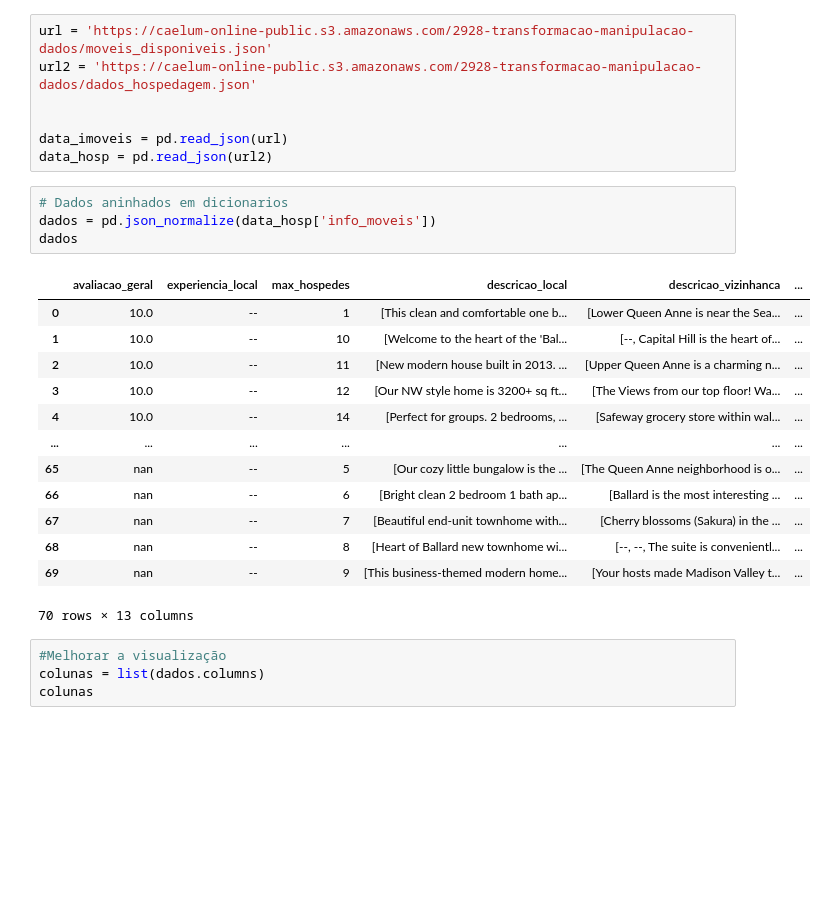
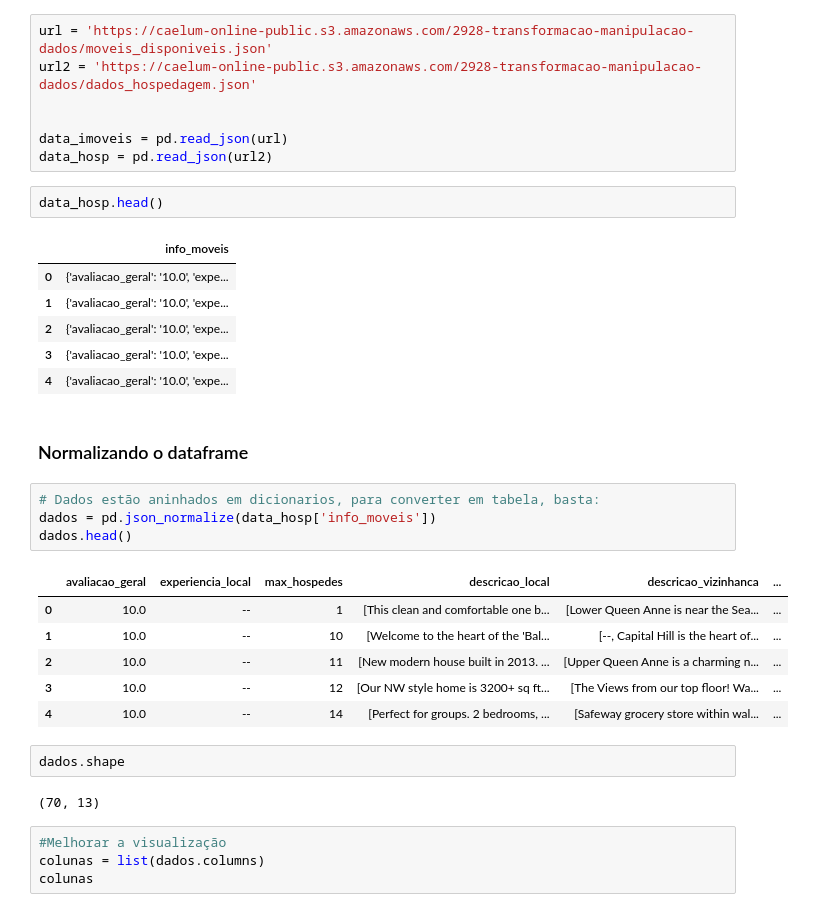
Before and after one commit to rodrigoceezar/manipulacao_e_transformacao_dados_Pandas, a Jupyter notebook: alugel_imoveis.ipynb, the cells around one changed output. Drawn from its saved outputs; the diff is of its cells as text; blank space fills up the shorter version.

```diff
--- a/alugel_imoveis.ipynb
+++ b/alugel_imoveis.ipynb
@@ -7,24 +11,32 @@ url2 = 'https://caelum-online-public.s3.amazonaws.com/2928-transformacao-manipul
 
 data_imoveis = pd.read_json(url)
 data_hosp = pd.read_json(url2)
+# %%
+data_hosp.head()
+# %% [output]
+|  | info_moveis |
+| 0 | {'avaliacao_geral': '10.0', 'expe... |
+| 1 | {'avaliacao_geral': '10.0', 'expe... |
+| 2 | {'avaliacao_geral': '10.0', 'expe... |
+| 3 | {'avaliacao_geral': '10.0', 'expe... |
+| 4 | {'avaliacao_geral': '10.0', 'expe... |
+# %% [markdown]
+### Normalizando o dataframe
 # %%
-# Dados aninhados em dicionarios
+# Dados estão aninhados em dicionarios, para converter em tabela, basta:
 dados = pd.json_normalize(data_hosp['info_moveis'])
-dados
+dados.head()
 # %% [output]
 |  | avaliacao_geral | experiencia_local | max_hospedes | descricao_local | descricao_vizinhanca | ... |
 | 0 | 10.0 | -- | 1 | [This clean and comfortable one b... | [Lower Queen Anne is near the Sea... | ... |
 | 1 | 10.0 | -- | 10 | [Welcome to the heart of the 'Bal... | [--, Capital Hill is the heart of... | ... |
 | 2 | 10.0 | -- | 11 | [New modern house built in 2013. ... | [Upper Queen Anne is a charming n... | ... |
 | 3 | 10.0 | -- | 12 | [Our NW style home is 3200+ sq ft... | [The Views from our top floor! Wa... | ... |
 | 4 | 10.0 | -- | 14 | [Perfect for groups. 2 bedrooms, ... | [Safeway grocery store within wal... | ... |
-| ... | ... | ... | ... | ... | ... | ... |
-| 65 | nan | -- | 5 | [Our cozy little bungalow is the ... | [The Queen Anne neighborhood is o... | ... |
-| 66 | nan | -- | 6 | [Bright clean 2 bedroom 1 bath ap... | [Ballard is the most interesting ... | ... |
-| 67 | nan | -- | 7 | [Beautiful end-unit townhome with... | [Cherry blossoms (Sakura) in the ... | ... |
-| 68 | nan | -- | 8 | [Heart of Ballard new townhome wi... | [--, --, The suite is convenientl... | ... |
-| 69 | nan | -- | 9 | [This business-themed modern home... | [Your hosts made Madison Valley t... | ... |
-70 rows × 13 columns
+# %%
+dados.shape
+# %% [output]
+(70, 13)
 # %%
 #Melhorar a visualização
 colunas = list(dados.columns)
```
Also changed, not shown: parts of 43 cells of this notebook.
